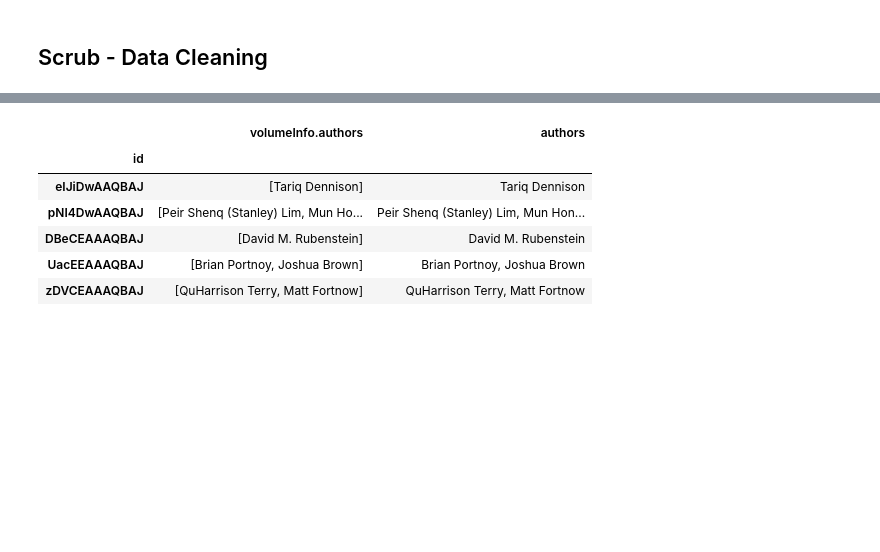
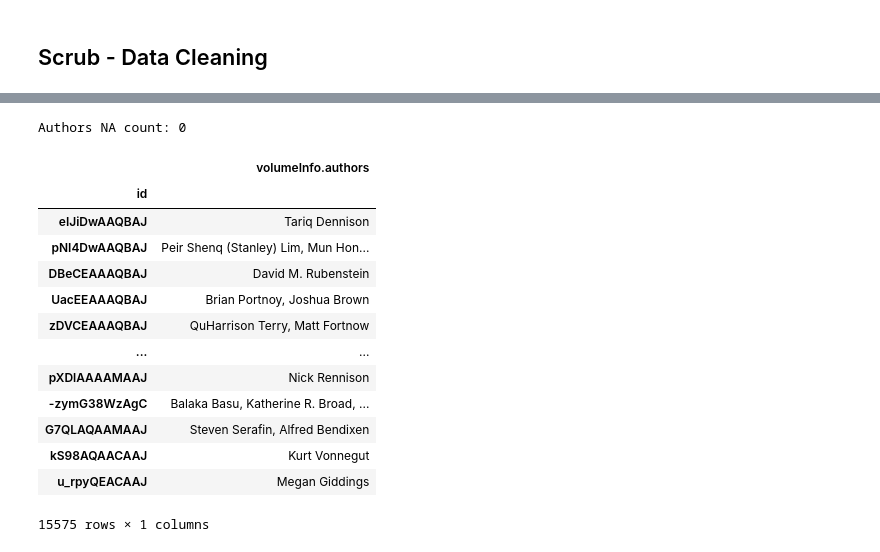
Before and after one commit to hilarylimyuxuan/Book-Recommendation-System, a Jupyter notebook: Book Recommendation System - Google Book.ipynb, the cells around one changed output, grey strips where cells are left out. Cells and saved outputs as stored; diff of their text form; code cells hidden in the pictures; blank space fills up the shorter version.

```diff
--- a/Book Recommendation System - Google Book.ipynb
+++ b/Book Recommendation System - Google Book.ipynb
@@ -217,0 +357,20 @@ display(book_df.head())
+# %%
+# Get the published year
+book_df['volumeInfo.publishedDate'] = book_df['volumeInfo.publishedDate'].apply(lambda x: str(x).replace("-",""))
+book_df['volumeInfo.publishedDate'] = book_df['volumeInfo.publishedDate'].str[:4]
+
+# convert string to numeric
+book_df['volumeInfo.publishedYear'] = pd.to_numeric(book_df['volumeInfo.publishedDate'], errors = 'coerce')
+
+# fill na published year with median
+book_df['volumeInfo.publishedYear'].fillna(book_df['volumeInfo.publishedYear'].median(), inplace = True)
+
+# convert numeric to integer
+book_df['volumeInfo.publishedYear'] = book_df['volumeInfo.publishedYear'].astype(int)
+
+# drop published date column
+book_df.drop(['volumeInfo.publishedDate'], axis=1, inplace = True)
+
+print("Published Year NA count:", book_df['volumeInfo.publishedYear'].isna().sum())
+
+display(book_df[['volumeInfo.publishedYear']])
@@ -217,0 +393,15 @@ display(book_df.head())
+# %%
+import numpy as np
+
+# replace page count 0 to NaN
+book_df['volumeInfo.pageCount'].replace(0, np.nan, inplace = True)
+
+# fill na page count with mean
+book_df['volumeInfo.pageCount'].fillna(book_df['volumeInfo.pageCount'].mean(), inplace = True)
+
+# convert numeric to integer
+book_df['volumeInfo.pageCount'] = book_df['volumeInfo.pageCount'].astype(int)
+
+print("Page Count NA count:", book_df['volumeInfo.pageCount'].isna().sum())
+
+display(book_df[['volumeInfo.pageCount']])
@@ -218,16 +424,27 @@ display(book_df.head())
 # %%
 import warnings
 warnings.simplefilter(action='ignore', category=FutureWarning)
 
 # Convert author list to string
-author_df = book_df[['volumeInfo.authors']].copy()
-author_df['authors'] = author_df['volumeInfo.authors'].astype(str).str.replace('\[|\]|\'', '')
-display(author_df.head())
+book_df['volumeInfo.authors'].fillna("Missing", inplace = True)
+book_df['volumeInfo.authors'] = book_df['volumeInfo.authors'].astype(str).str.replace('\[|\]|\'', '')
+
+print("Authors NA count:", book_df['volumeInfo.authors'].isna().sum())
+
+display(book_df[['volumeInfo.authors']])
 # %% [output]
+Authors NA count: 0
-|  | volumeInfo.authors | authors |
-| id |  |  |
-| eIJiDwAAQBAJ | [Tariq Dennison] | Tariq Dennison |
-| pNI4DwAAQBAJ | [Peir Shenq (Stanley) Lim, Mun Ho... | Peir Shenq (Stanley) Lim, Mun Hon... |
-| DBeCEAAAQBAJ | [David M. Rubenstein] | David M. Rubenstein |
-| UacEEAAAQBAJ | [Brian Portnoy, Joshua Brown] | Brian Portnoy, Joshua Brown |
-| zDVCEAAAQBAJ | [QuHarrison Terry, Matt Fortnow] | QuHarrison Terry, Matt Fortnow |
+|  | volumeInfo.authors |
+| id |  |
+| eIJiDwAAQBAJ | Tariq Dennison |
+| pNI4DwAAQBAJ | Peir Shenq (Stanley) Lim, Mun Hon... |
+| DBeCEAAAQBAJ | David M. Rubenstein |
+| UacEEAAAQBAJ | Brian Portnoy, Joshua Brown |
+| zDVCEAAAQBAJ | QuHarrison Terry, Matt Fortnow |
+| ... | ... |
+| pXDlAAAAMAAJ | Nick Rennison |
+| -zymG38WzAgC | Balaka Basu, Katherine R. Broad, ... |
+| G7QLAQAAMAAJ | Steven Serafin, Alfred Bendixen |
+| kS98AQAACAAJ | Kurt Vonnegut |
+| u_rpyQEACAAJ | Megan Giddings |
+15575 rows × 1 columns
```
Also changed, not shown: parts of 36 cells of this notebook.
